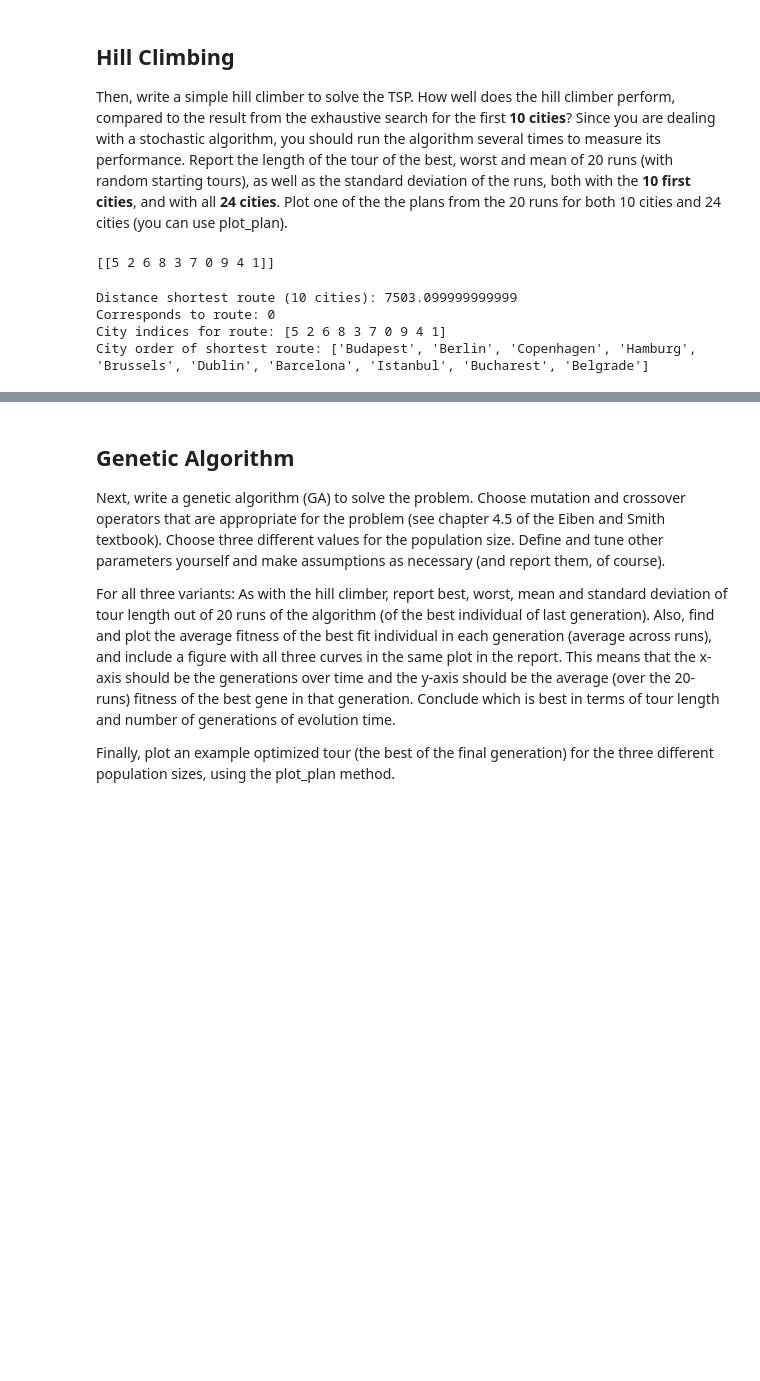
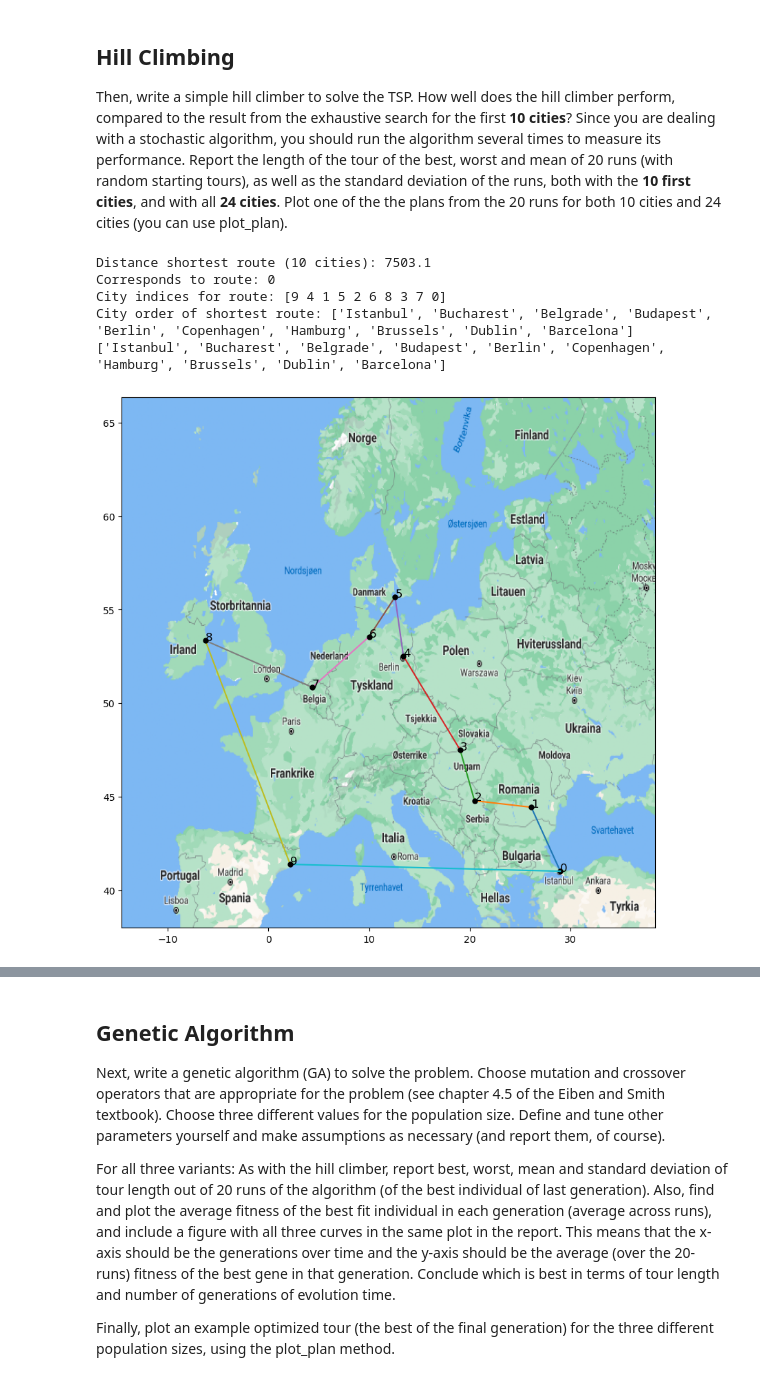
Before and after one commit to johnmagj/IN4050, a Jupyter notebook: Assignment_1/Assignment1.ipynb, the cells around one changed output, grey strips where cells are left out. Cells and saved outputs as stored; diff of their text form; code cells hidden in the pictures; blank space fills up the shorter version.

```diff
--- a/Assignment_1/Assignment1.ipynb
+++ b/Assignment_1/Assignment1.ipynb
@@ -211,6 +211,7 @@ def print_route_info(routes, distances, data_city_names):
 
 def plot_route(route, data_city_names):
     """Take array route containing city indices and array of city names, and plot the corresponding route on map"""
+    route = route.ravel()   # Use .ravel() to make route an 1D array shape (n_cities, ) for easier handling later
     n_cities = len(route)
     # Create sub dict with names and coordinates of the first n_cities, this works since the coord. dict is sorted similar to the data
     coords = dict(islice(city_coords.items(), n_cities))
@@ -327,71 +354,14 @@ worst and mean of 20 runs (with random starting tours), as well as the standard
 n_cities = 10
 data_city_names = data[0, :n_cities].copy()
 data_distances = data[1:n_cities+1, :n_cities].copy()
-# %%
-def simple_hill_climb(data_distances):
-    n_cities = data_distances.shape[0]
-
-    initial_route = np.array(np.random.choice(n_cities, n_cities, replace=False))   # Generate a random route
-    initial_route = initial_route.reshape(1,-1)                                     # Reshape to explicit row vector in order to work with the calculate_travel_distance func
-
-    best_route = initial_route
-    best_route_distance = calculate_travel_distance(best_route, data_distances)
-    counter = 0
-    while counter < 100:
-        a, b, c = np.random.choice(n_cities, 3, replace=False)                  # Generate 3 random and unique indices
-
-        alt_best_routes = np.ones([3, n_cities], dtype=int)*best_route.copy()   # Create array containing the best route on each row
-        # Swap value of two random indices for three copies of the current best route
-        alt_best_routes[0, a], alt_best_routes[0, b] = alt_best_routes[0, b], alt_best_routes[0, a]
-        alt_best_routes[1, b], alt_best_routes[1, c] = alt_best_routes[1, c], alt_best_routes[1, b]
-        alt_best_routes[2, a], alt_best_routes[2, c] = alt_best_routes[2, c], alt_best_routes[2, a]
-
-        alt_distances = calculate_travel_distance(alt_best_routes, data_distances)
-
-        if np.min(alt_distances) < best_route_distance:
-            min_indx = np.argmin(alt_distances)
-
-            best_route = alt_best_routes[min_indx].reshape(1,-1)
-            best_route_distance = alt_distances[min_indx]
-
-        else:
-            counter += 1
-
-    return
-# %%
-initial_route = np.array(np.random.choice(n_cities, n_cities, replace=False))   # Generate a random route
-initial_route = initial_route.reshape(1,-1)                                     # Reshape to explicit row vector in order to work with the calculate_travel_distance func
-
-best_route = initial_route
-best_route_distance = calculate_travel_distance(best_route, data_distances)
-counter = 0
-while counter < 100:
-    a, b, c = np.random.choice(n_cities, 3, replace=False)                  # Generate 3 random and unique indices
-
-    alt_best_routes = np.ones([3, n_cities], dtype=int)*best_route.copy()   # Create array containing the best route on each row
-    # Swap value of two random indices for three copies of the current best route
-    alt_best_routes[0, a], alt_best_routes[0, b] = alt_best_routes[0, b], alt_best_routes[0, a]
-    alt_best_routes[1, b], alt_best_routes[1, c] = alt_best_routes[1, c], alt_best_routes[1, b]
-    alt_best_routes[2, a], alt_best_routes[2, c] = alt_best_routes[2, c], alt_best_routes[2, a]
-
-    alt_distances = calculate_travel_distance(alt_best_routes, data_distances)
-
-    if np.min(alt_distances) < best_route_distance:
-        min_indx = np.argmin(alt_distances)
-
-        best_route = alt_best_routes[min_indx].reshape(1,-1)
-        best_route_distance = alt_distances[min_indx]
-
-    else:
-        counter += 1
-
-print(best_route)
-# %% [output]
-[[5 2 6 8 3 7 0 9 4 1]]
-# %%
-print_route_info(best_route, best_route_distance, data_city_names)
-# %% [output]
-Distance shortest route (10 cities): 7503.099999999999
-Corresponds to route: 0
-City indices for route: [5 2 6 8 3 7 0 9 4 1]
-City order of shortest route: ['Budapest', 'Berlin', 'Copenhagen', 'Hamburg', 'Brussels', 'Dublin', 'Barcelona', 'Istanbul', 'Bucharest', 'Belgrade']
+# %%
+r, d = simple_hill_climb(data_distances)
+print_route_info(r, d, data_city_names)
+plot_route(r, data_city_names)
+# %% [output]
+Distance shortest route (10 cities): 7503.1
+Corresponds to route: 0
+City indices for route: [9 4 1 5 2 6 8 3 7 0]
+City order of shortest route: ['Istanbul', 'Bucharest', 'Belgrade', 'Budapest', 'Berlin', 'Copenhagen', 'Hamburg', 'Brussels', 'Dublin', 'Barcelona']
+['Istanbul', 'Bucharest', 'Belgrade', 'Budapest', 'Berlin', 'Copenhagen', 'Hamburg', 'Brussels', 'Dublin', 'Barcelona']
+[figure, added]
```
Also changed, not shown: parts of 5 cells of this notebook.
